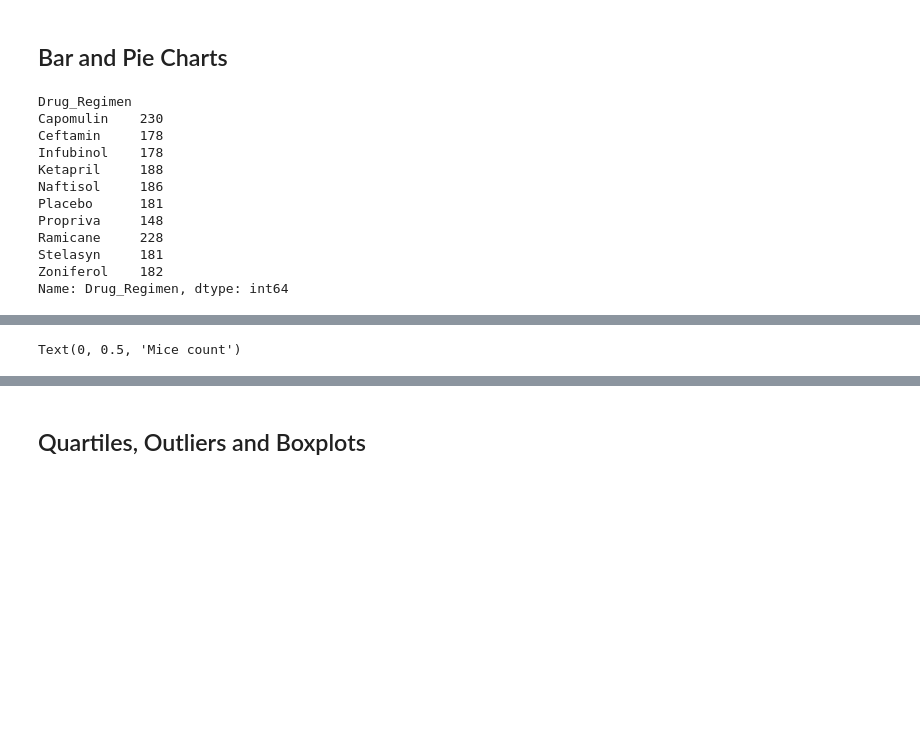
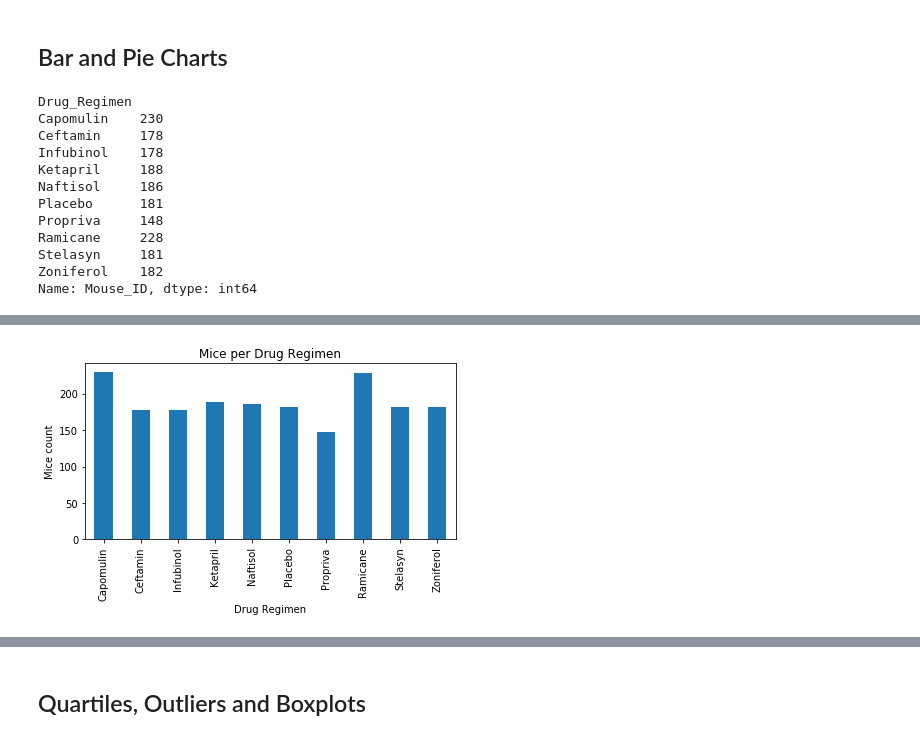
Before and after one commit to charlim26/matplotlib-challenge, a Jupyter notebook: Pymaceuticals/main3.ipynb, the cells around one changed output, grey strips where cells are left out. Cells and saved outputs as stored; diff of their text form; code cells hidden in the pictures; blank space fills up the shorter version.

```diff
--- a/Pymaceuticals/main3.ipynb
+++ b/Pymaceuticals/main3.ipynb
@@ -259,9 +257,8 @@ summary_regimen_stats_df.style.format({"Mean": "{:,.2f}",
 ## Bar and Pie Charts
 # %%
 # Generate a bar plot showing the total number of mice for each treatment throughout the course of the study using pandas.
-regimen_group = pharma_final_df.groupby("Drug_Regimen")
-mice_count = regimen_group["Drug_Regimen"].count()
-mice_count
+regimen_mice_count = pharma_final_df.groupby("Drug_Regimen")["Mouse_ID"].count()
+regimen_mice_count
 # %% [output]
 Drug_Regimen
 Capomulin    230
@@ -274,14 +271,14 @@ Propriva     148
 Ramicane     228
 Stelasyn     181
 Zoniferol    182
-Name: Drug_Regimen, dtype: int64
+Name: Mouse_ID, dtype: int64
 # %%
-regimen_chart = mice_count.plot(kind='bar')
+regimen_chart = regimen_mice_count.plot(kind='bar')
 
 # Set the xlabel and ylabel using class methods
 regimen_chart.set_xlabel("Drug Regimen")
 regimen_chart.set_ylabel("Mice count")
-# regimen_chart.set_title("Mice per Drug Regimen")
-# regimen_chart.show()
-# regimen_chart.tight_layout()
+regimen_chart.set_title("Mice per Drug Regimen")
+plt.tight_layout()
+plt.show()
 # %% [output]
@@ -290,4 +285,4 @@ regimen_chart.set_ylabel("Mice count")
-Text(0, 0.5, 'Mice count')
+[figure, added]
 # %%
 # Generate a bar plot showing the total number of mice for each treatment throughout the course of the study using pyplot.
 #Total number of mice for each treatment throughout the course of the study using pandas.
```
Also changed, not shown: parts of 18 cells of this notebook.
